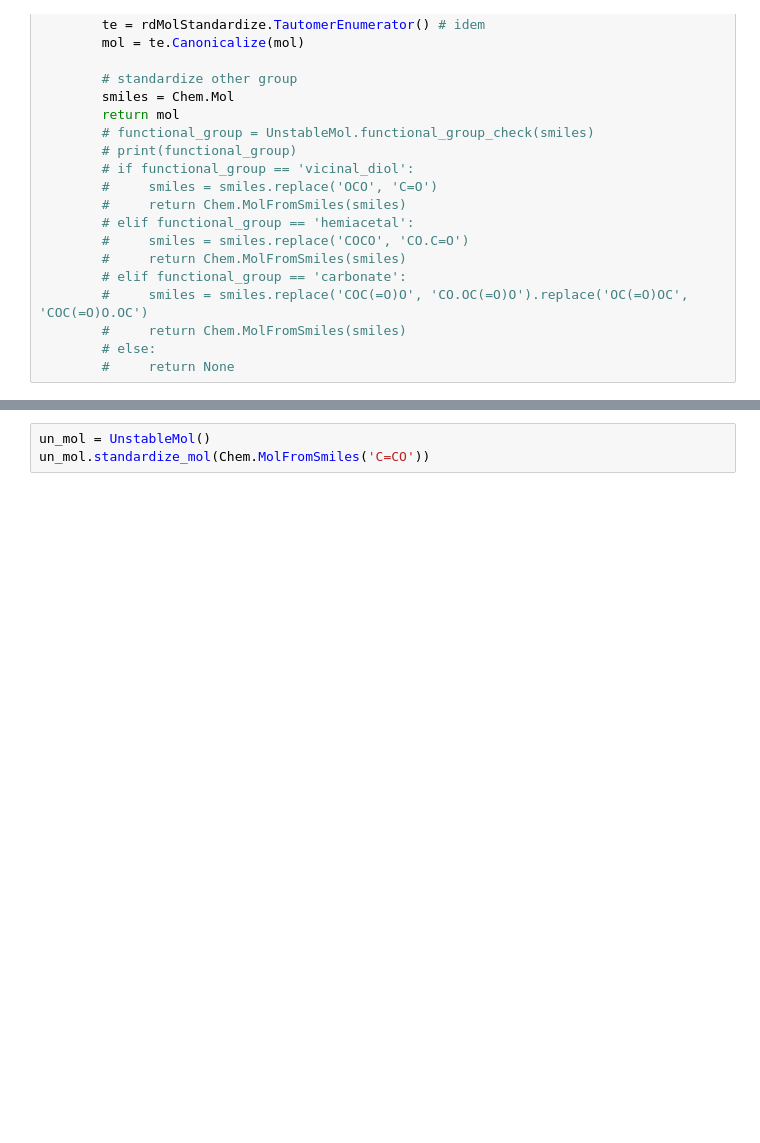
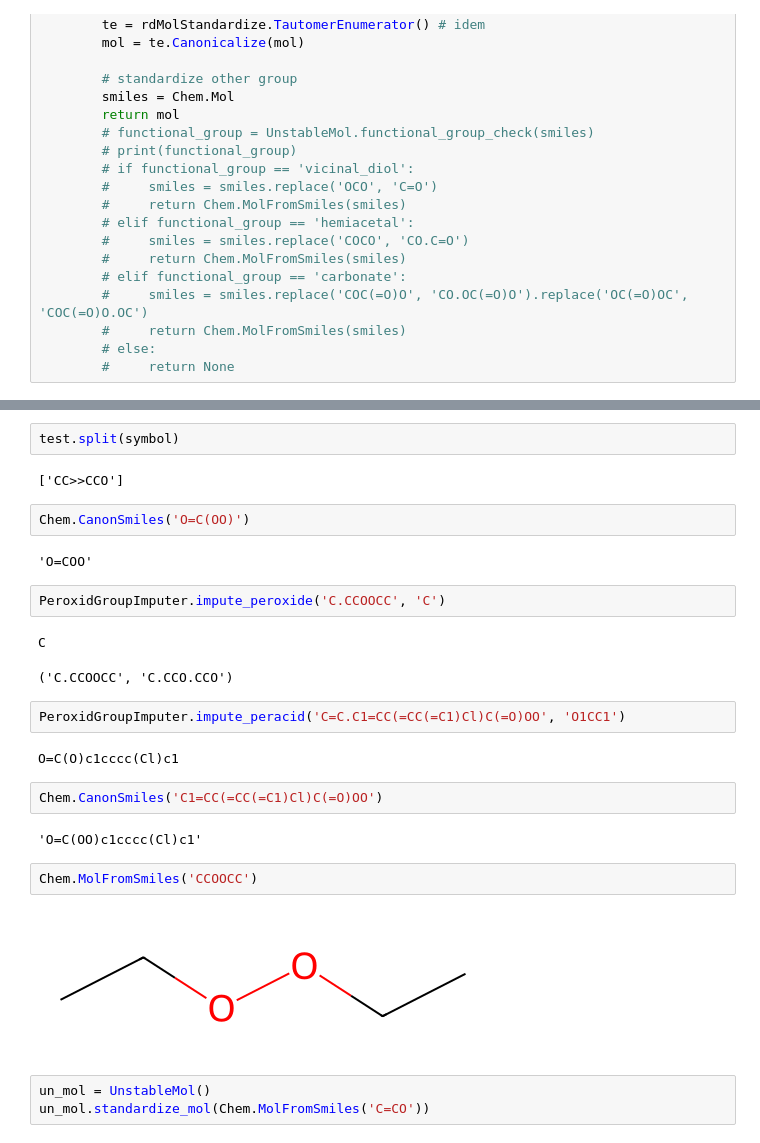
Before and after one commit to TieuLongPhan/SynRBL, a Jupyter notebook: Pipeline/Validation/check_rule_based.ipynb, the cells around one changed output, grey strips where cells are left out. Cells and saved outputs as stored; diff of their text form; blank space fills up the shorter version.

Commit message:
update peroxid group imputer and test case

```diff
--- a/Pipeline/Validation/check_rule_based.ipynb
+++ b/Pipeline/Validation/check_rule_based.ipynb
@@ -90,3 +252,28 @@ class MolStandardizer:
+# %%
+test.split(symbol)
+# %% [output]
+['CC>>CCO']
+# %%
+Chem.CanonSmiles('O=C(OO)')
+# %% [output]
+'O=COO'
+# %%
+PeroxidGroupImputer.impute_peroxide('C.CCOOCC', 'C')
+# %% [output]
+C
+('C.CCOOCC', 'C.CCO.CCO')
+# %%
+PeroxidGroupImputer.impute_peracid('C=C.C1=CC(=CC(=C1)Cl)C(=O)OO', 'O1CC1')
+# %% [output]
+O=C(O)c1cccc(Cl)c1
+# %%
+Chem.CanonSmiles('C1=CC(=CC(=C1)Cl)C(=O)OO')
+# %% [output]
+'O=C(OO)c1cccc(Cl)c1'
+# %%
+Chem.MolFromSmiles('CCOOCC')
+# %% [output]
+[figure, added]
 # %%
 un_mol = UnstableMol()
 un_mol.standardize_mol(Chem.MolFromSmiles('C=CO'))
```
Also changed, not shown: parts of 8 cells of this notebook, 5 other files.
